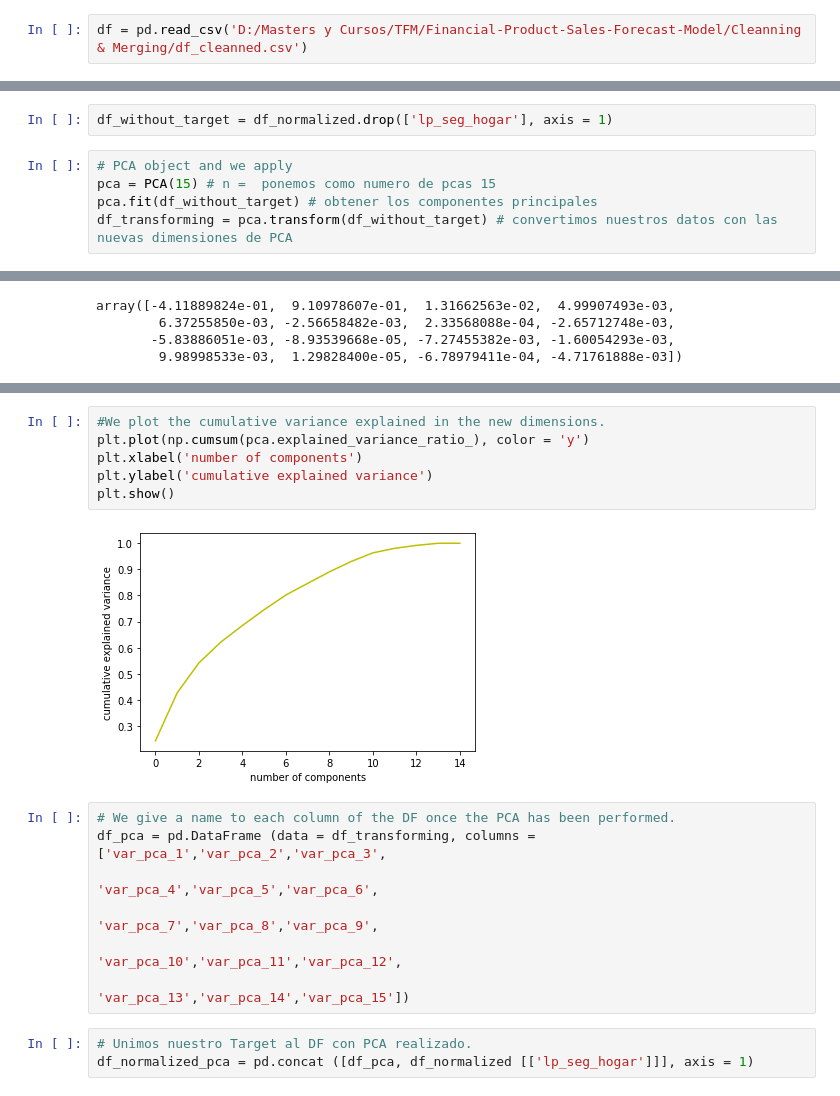
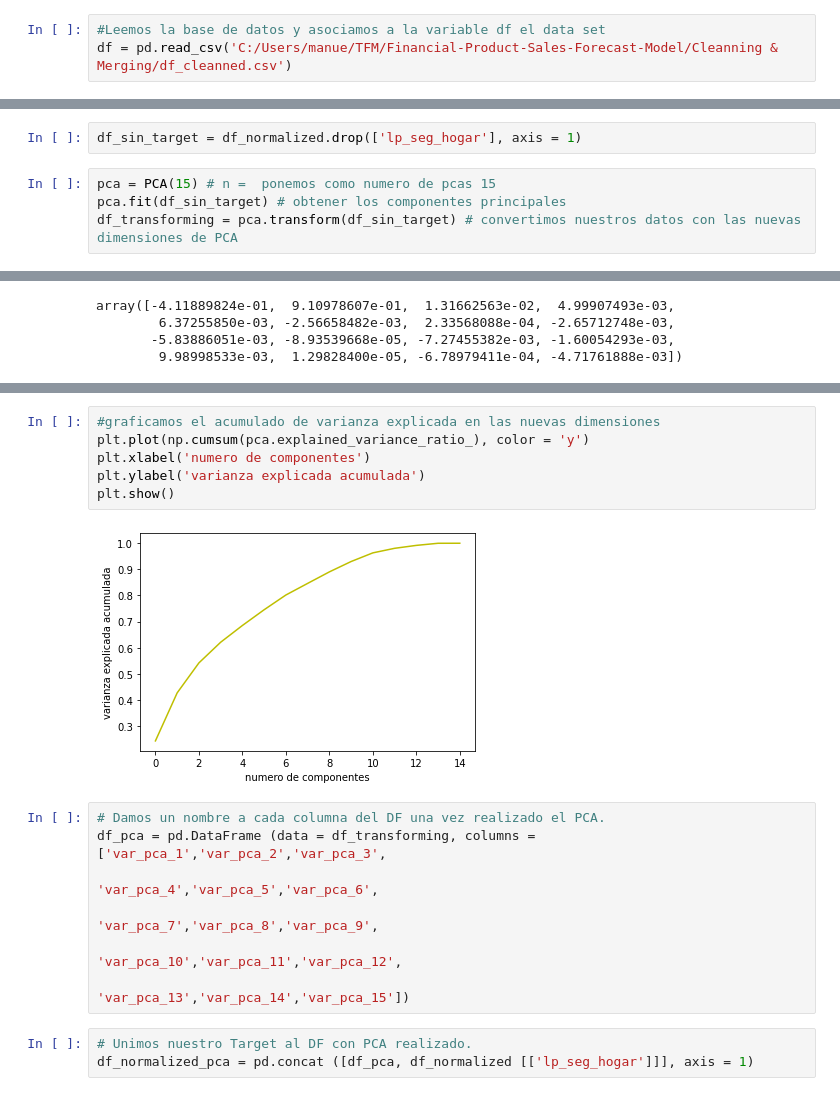
Before and after one commit to romayana/Financial-Product-Sales-Forecast-Model, a Jupyter notebook: Preprocessing/preprocessing.ipynb, the cells around one changed output, grey strips where cells are left out. Saved outputs shown, nothing was run; the diff lists cells and outputs as text.

```diff
--- a/Preprocessing/preprocessing.ipynb
+++ b/Preprocessing/preprocessing.ipynb
@@ -19,4 +17,5 @@ We are going to save three different csv's for use in the different models
 import pandas as pd
 import numpy as np
 # %%
-df = pd.read_csv('D:/Masters y Cursos/TFM/Financial-Product-Sales-Forecast-Model/Cleanning & Merging/df_cleanned.csv')
+#Leemos la base de datos y asociamos a la variable df el data set
+df = pd.read_csv('C:/Users/manue/TFM/Financial-Product-Sales-Forecast-Model/Cleanning & Merging/df_cleanned.csv')
@@ -207,12 +209,11 @@ There ar only 17 variables that we will try to reduce using PCA to reduce the di
 # %%
 from sklearn.decomposition import PCA
 # %%
-df_without_target = df_normalized.drop(['lp_seg_hogar'], axis = 1)
+df_sin_target = df_normalized.drop(['lp_seg_hogar'], axis = 1)
 # %%
-# PCA object and we apply
 pca = PCA(15) # n =  ponemos como numero de pcas 15
-pca.fit(df_without_target) # obtener los componentes principales
-df_transforming = pca.transform(df_without_target) # convertimos nuestros datos con las nuevas dimensiones de PCA
+pca.fit(df_sin_target) # obtener los componentes principales
+df_transforming = pca.transform(df_sin_target) # convertimos nuestros datos con las nuevas dimensiones de PCA
 # %%
 pca.components_[14]
 # %% [output]
@@ -254,13 +255,13 @@ sum: 0.9999058499657828
 # %%
-#We plot the cumulative variance explained in the new dimensions.
+#graficamos el acumulado de varianza explicada en las nuevas dimensiones
 plt.plot(np.cumsum(pca.explained_variance_ratio_), color = 'y')
-plt.xlabel('number of components')
-plt.ylabel('cumulative explained variance')
+plt.xlabel('numero de componentes')
+plt.ylabel('varianza explicada acumulada')
 plt.show()
 # %% [output]
-[figure, old version]
+[figure, new version]
 # %%
-# We give a name to each column of the DF once the PCA has been performed.
+# Damos un nombre a cada columna del DF una vez realizado el PCA.
 df_pca = pd.DataFrame (data = df_transforming, columns = ['var_pca_1','var_pca_2','var_pca_3',
                                                           'var_pca_4','var_pca_5','var_pca_6',
                                                           'var_pca_7','var_pca_8','var_pca_9',
```
Also changed, not shown: parts of 30 cells of this notebook, 1 other file.
